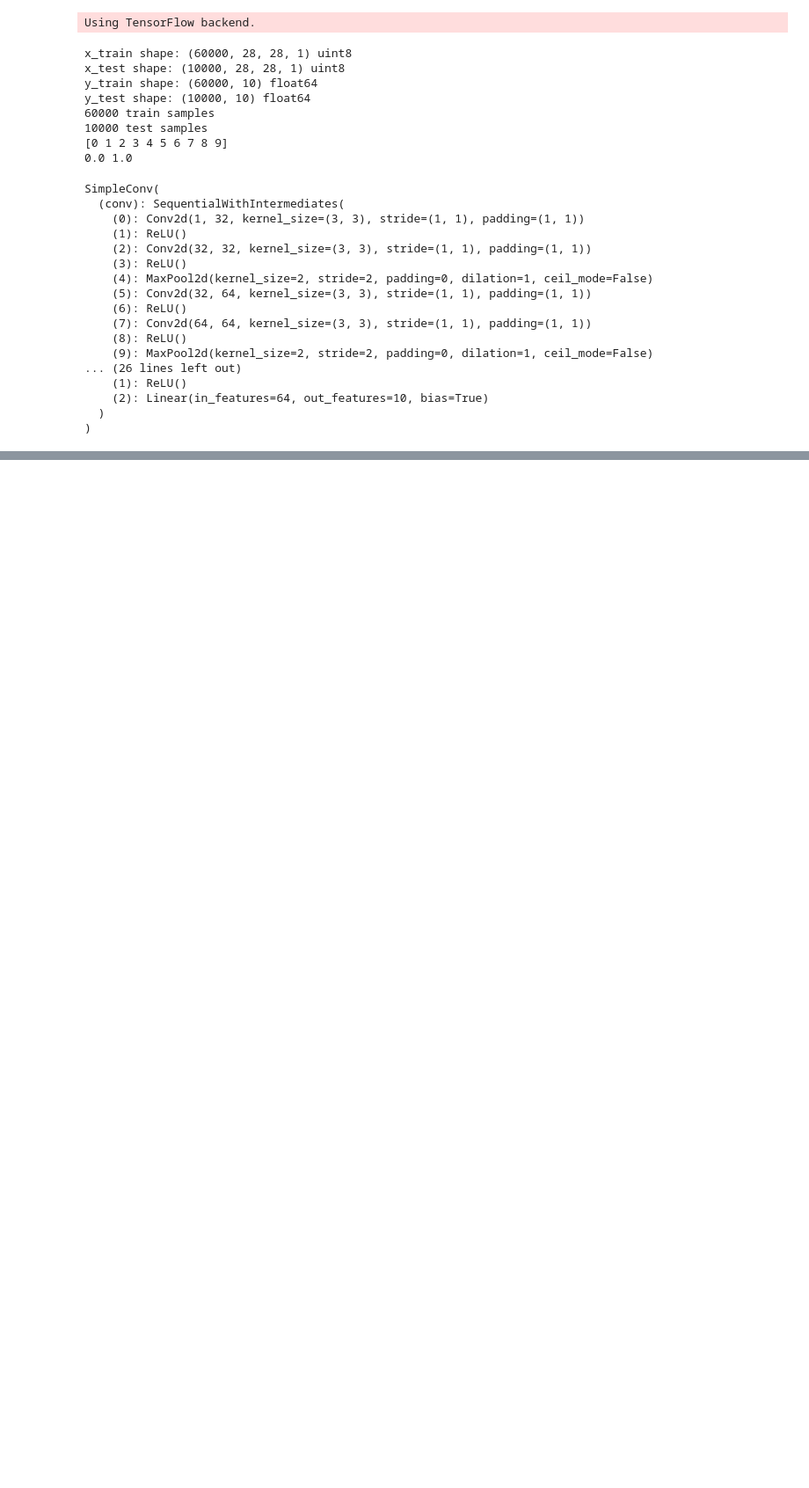
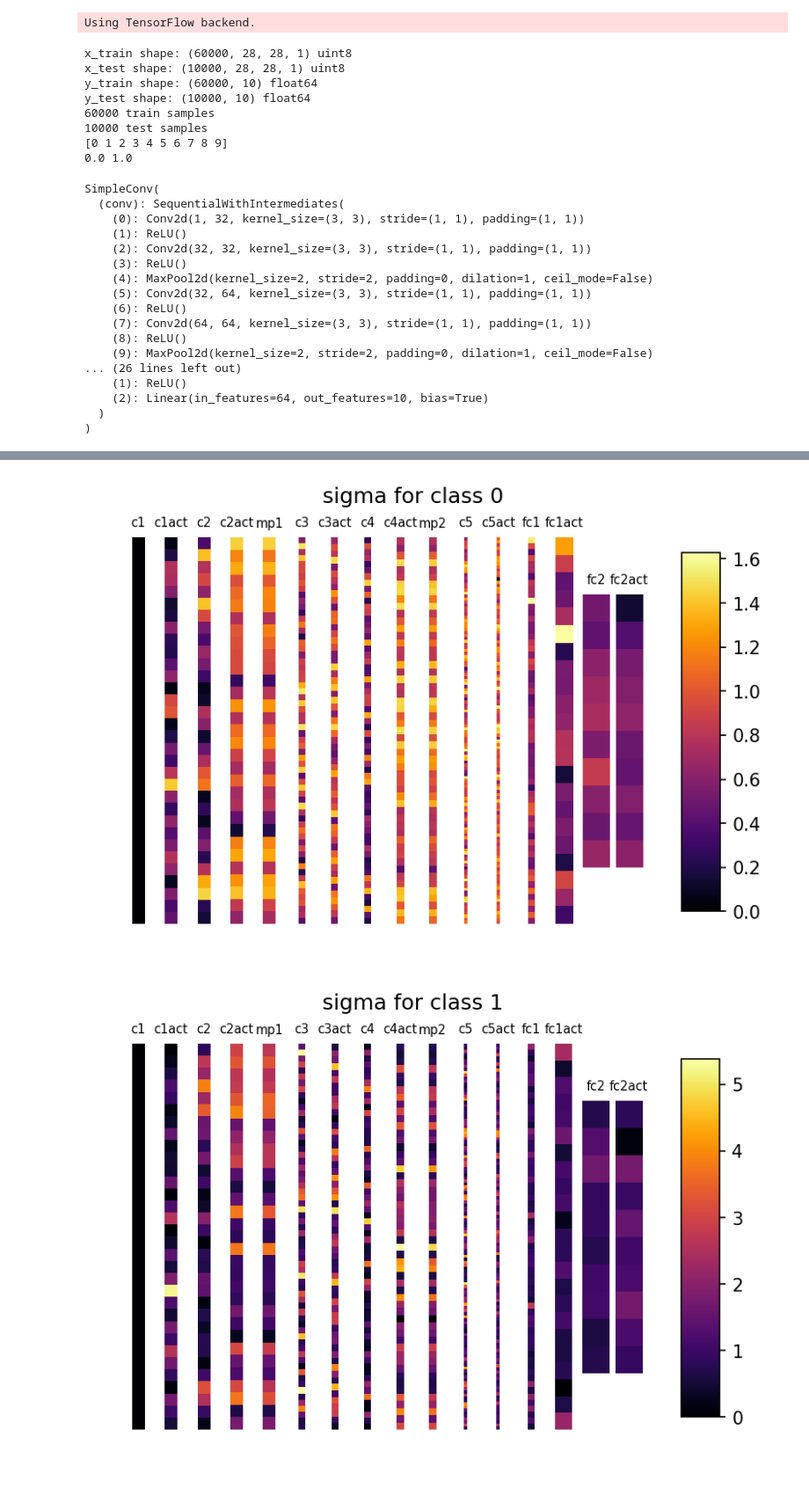
Before and after one commit to facundoq/experiments, a Jupyter notebook: rotation/Experiment - Pytorch Invariance Localization - SimpleConv .ipynb, the cells around one changed output, grey strips where cells are left out. Shown at 88% size. Saved outputs shown, nothing was run; the diff lists cells and outputs as text; code cells hidden in the pictures; blank space fills up the shorter version.

```diff
--- a/rotation/Experiment - Pytorch Invariance Localization - SimpleConv .ipynb
+++ b/rotation/Experiment - Pytorch Invariance Localization - SimpleConv .ipynb
@@ -120,8 +119,7 @@ Test => Loss: 0.1424, Accuracy: 95.38% (9538/10000)
 ... (3 outputs left out)
 # %%
 from pytorch.experiment import invariance
-n_rotations=8
+n_rotations=4
+rotations=np.linspace(-180,180,n_rotations,endpoint=False)
 
-stds,classes=invariance.run(rotated_model,dataset,config,n_rotations)
-
-invariance.plot(stds,model,classes)
+rotated_invariance_measure,classes=invariance.run(rotated_model,dataset,config,rotations)
@@ -132,0 +126,5 @@ TypeError: Traceback (most recent call last):
+# %%
+invariance.plot(rotated_invariance_measure,model,classes)
+# %% [output]
+[figure, added]
+[figure, added]
```
Also changed, not shown: parts of 5 cells of this notebook, 10 other files.
